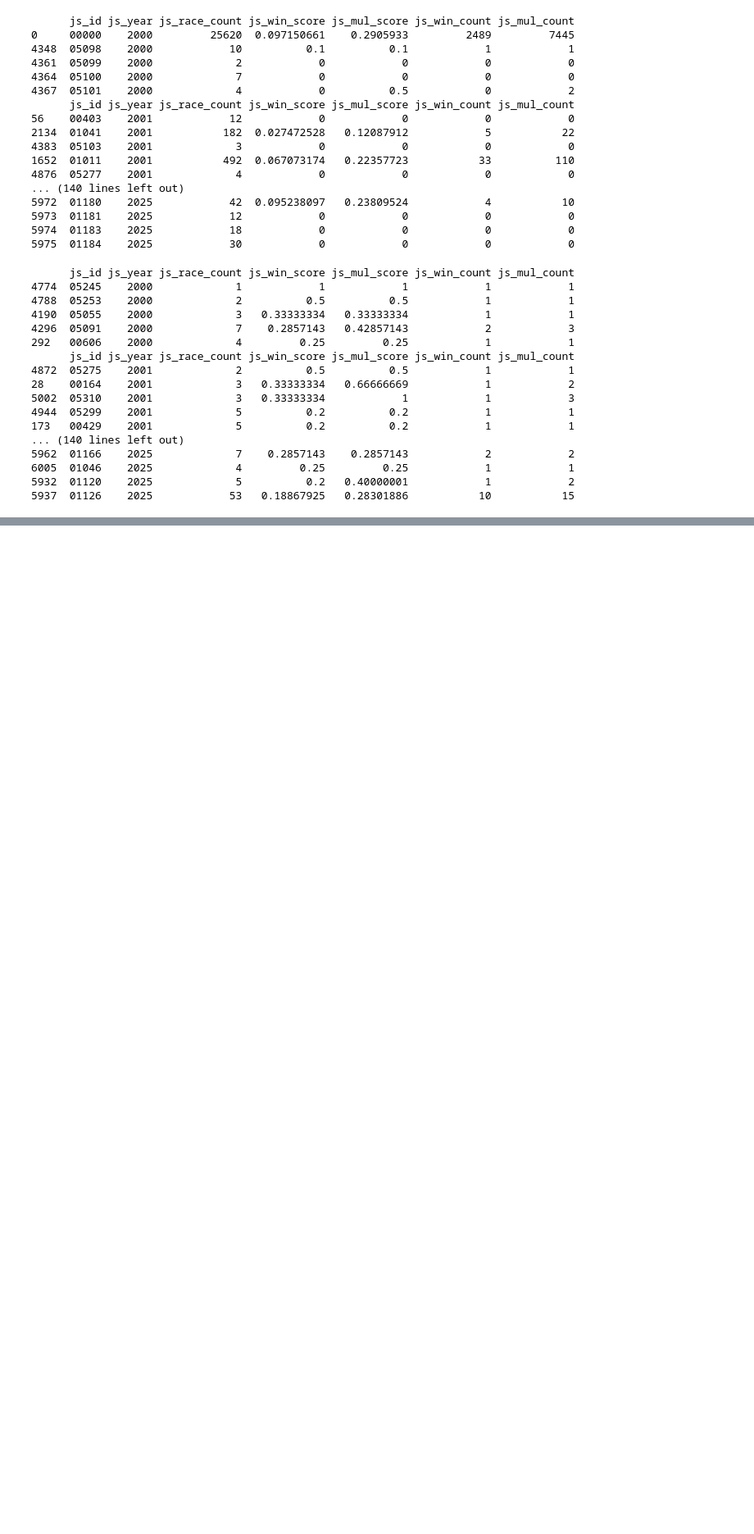
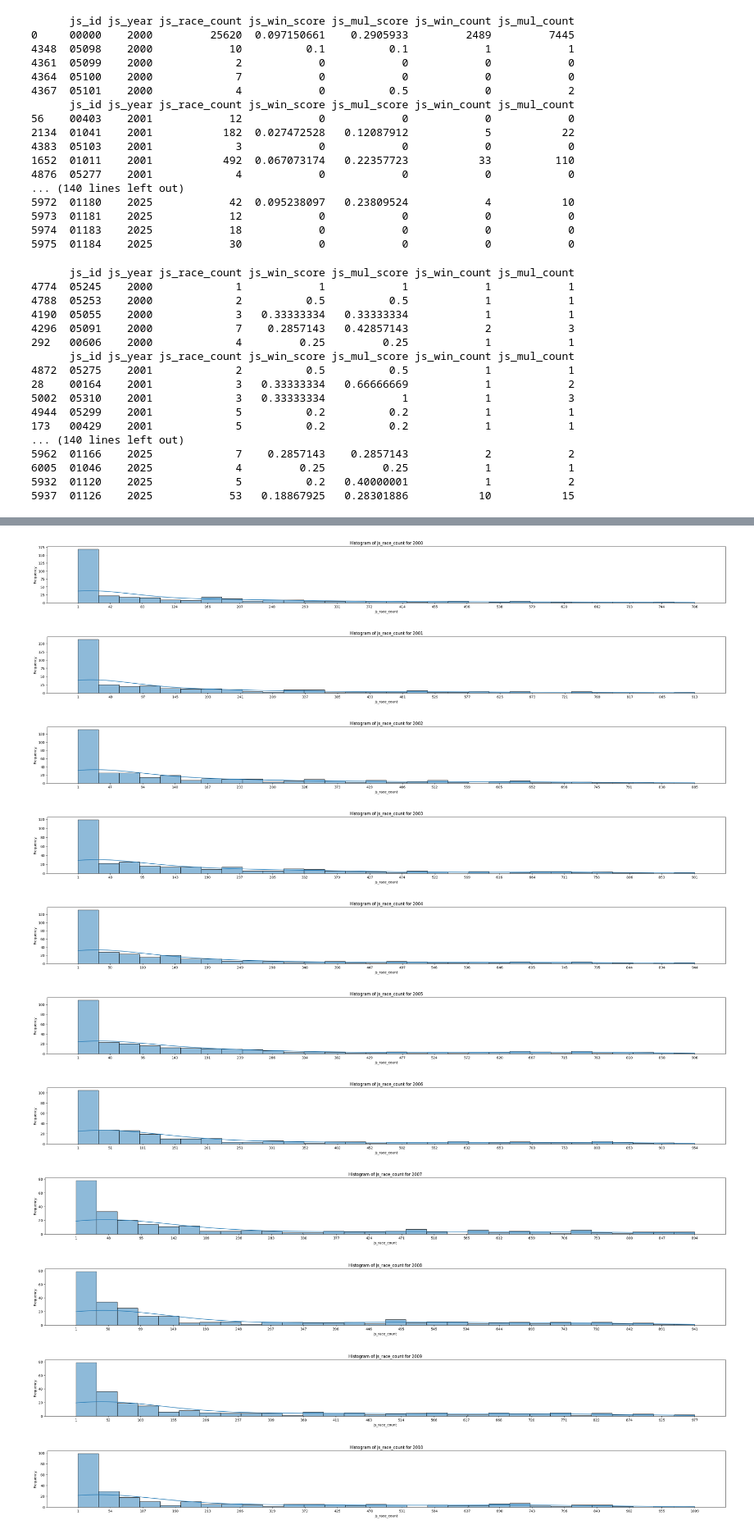
Before and after one commit to keeponing/py2_aider, a Jupyter notebook: 04_開発/04_05_jockey_アルゴリズム.ipynb, the cells around one changed output, grey strips where cells are left out. Shown at 82% size. Drawn from its saved outputs; the diff is of its cells as text; code cells hidden in the pictures; blank space fills up the shorter version.

```diff
--- a/04_開発/04_05_jockey_アルゴリズム.ipynb
+++ b/04_開発/04_05_jockey_アルゴリズム.ipynb
@@ -175,0 +143,38 @@ for year, group in df_group_y:
+# %%
+k_a_util.prepare_pd_on_notebook()
+dict_statistics = {}
+filepath = f'/content/drive/MyDrive/Dev/Kjvan/kjdb_score.accdb'
+df_summary = k_a_util.read_table(filepath, table_name)
+df_summary = df_summary[df_summary['js_id'] != '00000']
+df_summary = df_summary.sort_values(by='js_year')
+df_group_y = df_summary.groupby('js_year')
+
+for year, group in df_group_y:
+    plt.figure(figsize=(36, 3))
+    group['js_race_count'] = group['js_race_count'].astype(int)
+    group = group.sort_values(by='js_race_count')
+
+    # ヒストグラムを描画
+    sns.histplot(group['js_race_count'], bins=60, kde=True)
+
+    # X軸の目盛りを設定
+    max_count = group['js_race_count'].max()
+    min_count = group['js_race_count'].min()
+    plt.xticks(np.linspace(min_count, max_count, 20, dtype=int))
+
+    plt.title(f'Histogram of js_race_count for {year}')
+    plt.xlabel('js_race_count')
+    plt.ylabel('Frequency')
+    plt.show()
+# %% [output]
+[figure, added]
+[figure, added]
+[figure, added]
+[figure, added]
+[figure, added]
+[figure, added]
+[figure, added]
+[figure, added]
+[figure, added]
+[figure, added]
+[figure, added]
```
Also changed, not shown: parts of 2 cells of this notebook.
